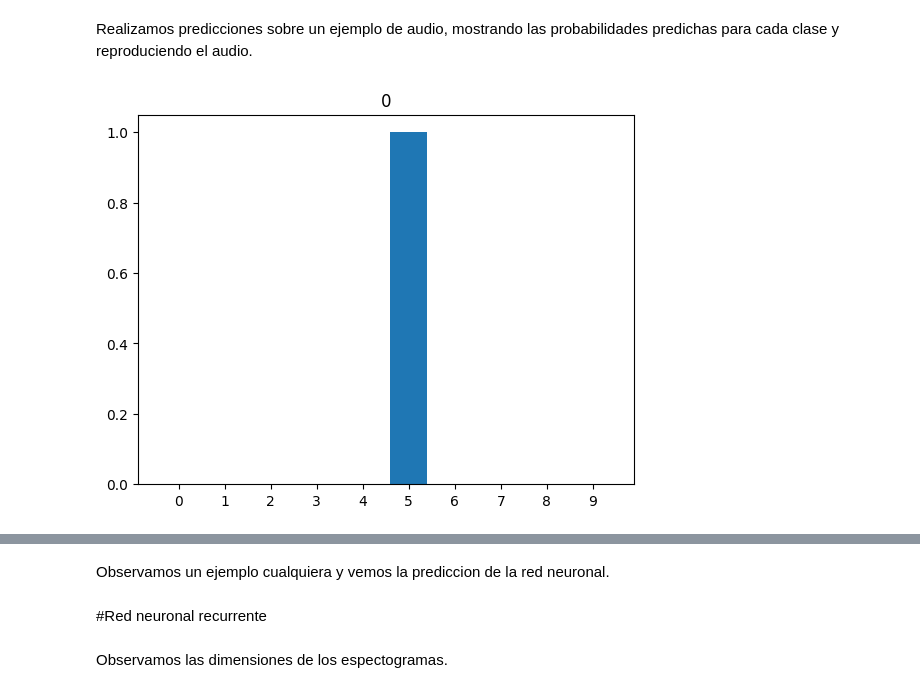
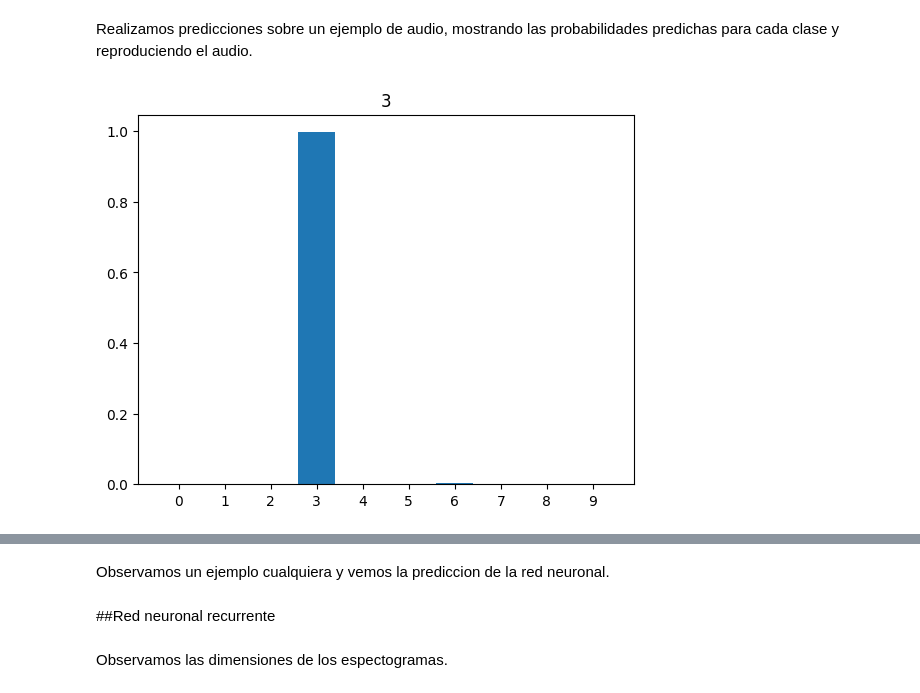
Before and after one commit to tomasnavarr0/TP2-AA2, a Jupyter notebook: Problema_1.ipynb, the cells around one changed output, grey strips where cells are left out. Drawn from its saved outputs; the diff is of its cells as text; code cells hidden in the pictures.

```diff
--- a/Problema_1.ipynb
+++ b/Problema_1.ipynb
@@ -410,31 +415,46 @@ plt.show()
 [figure]
 # %% [markdown]
 Observamos que el modelo predice correctamente la mayoria de los datos con pocos errores.
+# %%
+def seleccionar_archivo_aleatorio(carpeta_base):
+    subfolders = [f.path for f in os.scandir(carpeta_base) if f.is_dir()]
+
+    random_subfolder = random.choice(subfolders)
+
+    files_in_subfolder = [os.path.join(random_subfolder, f) for f in os.listdir(random_subfolder) if os.path.isfile(os.path.join(random_subfolder, f))]
+
+    random_file = random.choice(files_in_subfolder)
+
+    subfolder_name = os.path.basename(random_subfolder)
+
+    return random_file, subfolder_name
 # %% [markdown]
 Realizamos predicciones sobre un ejemplo de audio, mostrando las probabilidades predichas para cada clase y reproduciendo el audio.
 # %%
-x = '/content/data/5/5_jackson_43.wav'
+carpeta_base = '/content/data/'
+x, label = seleccionar_archivo_aleatorio(carpeta_base)
+
 x = tf.io.read_file(str(x))
 x, sample_rate = tf.audio.decode_wav(x, desired_channels=1, desired_samples=8000)
 x = tf.squeeze(x, axis=-1)
 waveform = x
 x = get_spectrogram(x)
 x = x[tf.newaxis,...]
 
 prediction = model_combolucion(x)
 x_labels = label_names
 plt.bar(x_labels, tf.nn.softmax(prediction[0]))
-plt.title('0')
+plt.title(label)
 plt.show()
 
 display.display(display.Audio(waveform, rate=8000))
 # %% [output]
-[figure, old version]
+[figure, new version]
 [interactive output not drawn]
 # %% [markdown]
 Observamos un ejemplo cualquiera y vemos la prediccion de la red neuronal.
 # %% [markdown]
-#Red neuronal recurrente
+##Red neuronal recurrente
 # %% [markdown]
 Observamos las dimensiones de los espectogramas.
 # %%
```
Also changed, not shown: parts of 14 cells of this notebook.
